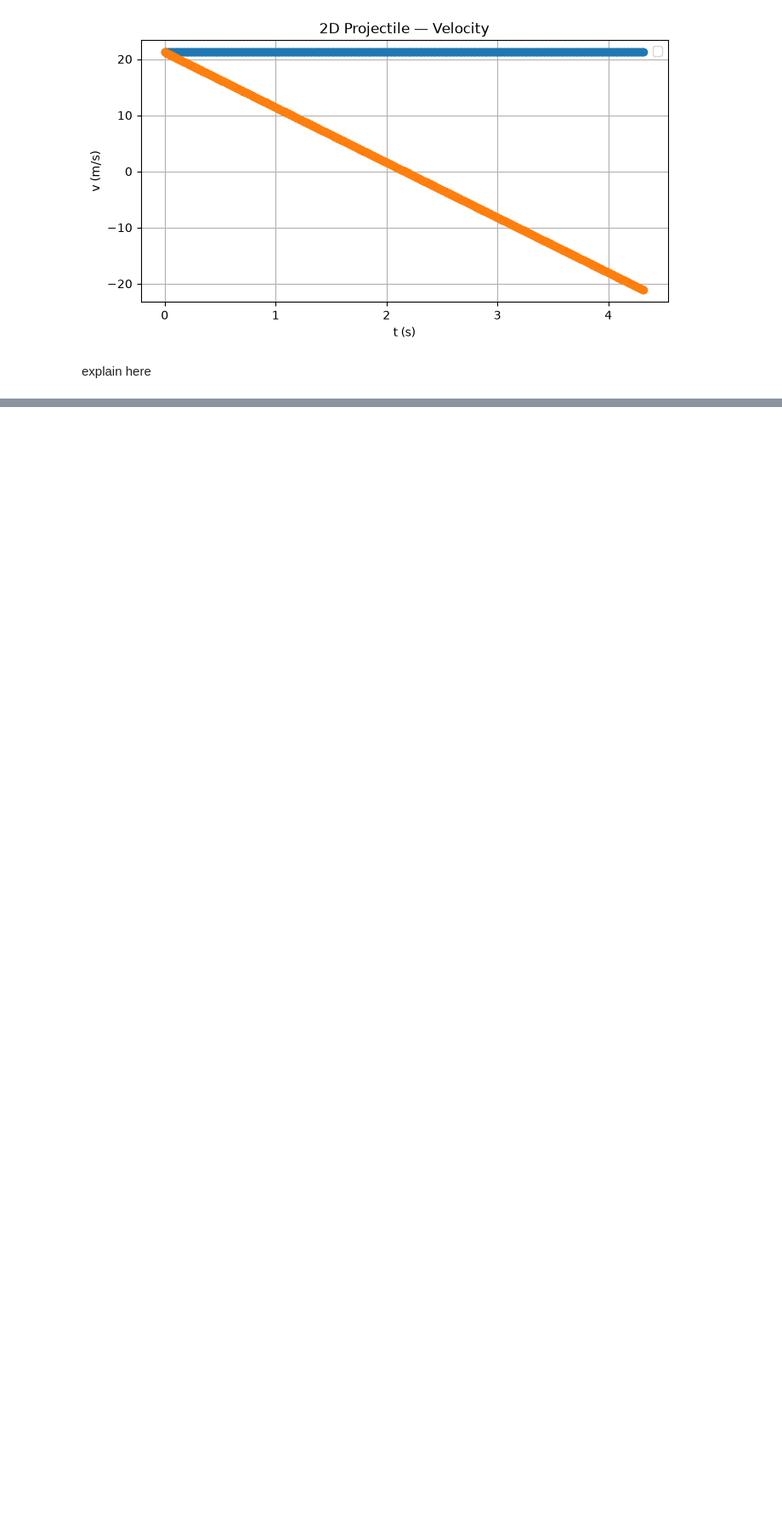
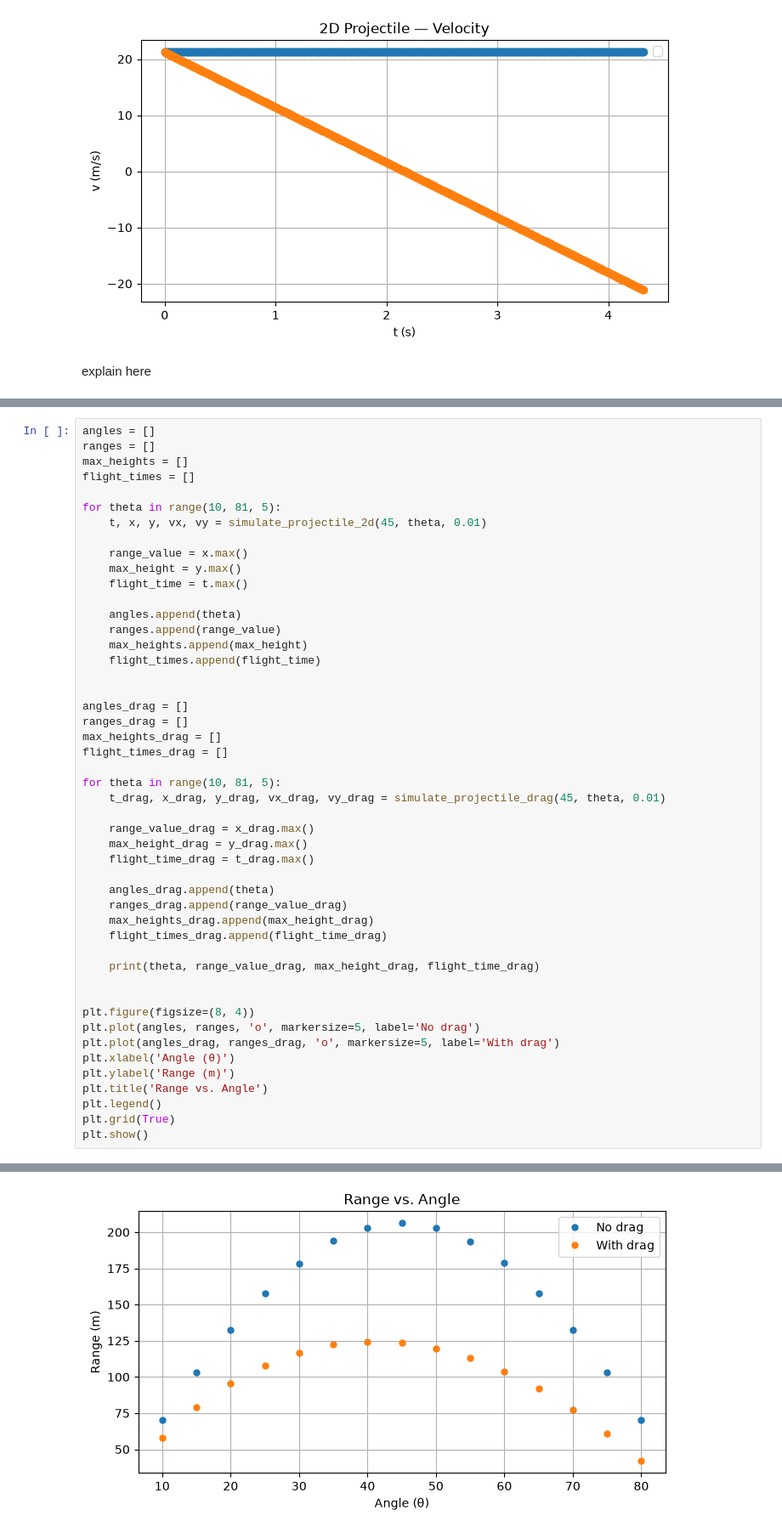
Before and after one commit to MattBaller/phys311, a Jupyter notebook: labs/lab01/lab01_projectile.ipynb, the cells around one changed output, grey strips where cells are left out. Shown at 85% size. Saved outputs shown, nothing was run; the diff lists cells and outputs as text; blank space fills up the shorter version.

```diff
--- a/labs/lab01/lab01_projectile.ipynb
+++ b/labs/lab01/lab01_projectile.ipynb
@@ -142,0 +333,49 @@ explain here
+# %%
+angles = []
+ranges = []
+max_heights = []
+flight_times = []
+
+for theta in range(10, 81, 5):
+    t, x, y, vx, vy = simulate_projectile_2d(45, theta, 0.01)
+
+    range_value = x.max()
+    max_height = y.max()
+    flight_time = t.max()
+
+    angles.append(theta)
+    ranges.append(range_value)
+    max_heights.append(max_height)
+    flight_times.append(flight_time)
+
+
+angles_drag = []
+ranges_drag = []
+max_heights_drag = []
+flight_times_drag = []
+
+for theta in range(10, 81, 5):
+    t_drag, x_drag, y_drag, vx_drag, vy_drag = simulate_projectile_drag(45, theta, 0.01)
+
+    range_value_drag = x_drag.max()
+    max_height_drag = y_drag.max()
+    flight_time_drag = t_drag.max()
+
+    angles_drag.append(theta)
+    ranges_drag.append(range_value_drag)
+    max_heights_drag.append(max_height_drag)
+    flight_times_drag.append(flight_time_drag)
+
+    print(theta, range_value_drag, max_height_drag, flight_time_drag)
+
+
+plt.figure(figsize=(8, 4))
+plt.plot(angles, ranges, 'o', markersize=5, label='No drag')
+plt.plot(angles_drag, ranges_drag, 'o', markersize=5, label='With drag')
+plt.xlabel('Angle (θ)')
+plt.ylabel('Range (m)')
+plt.title('Range vs. Angle')
+plt.legend()
+plt.grid(True)
+plt.show()
+# %% [output]
@@ -142,0 +397 @@ explain here
+[figure, added]
```
Also changed, not shown: parts of 11 cells of this notebook.
